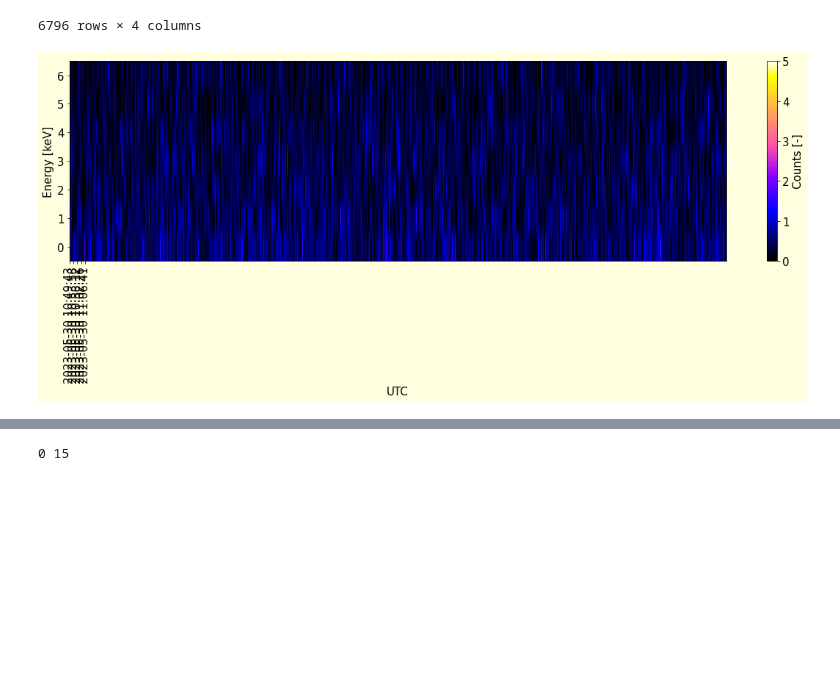
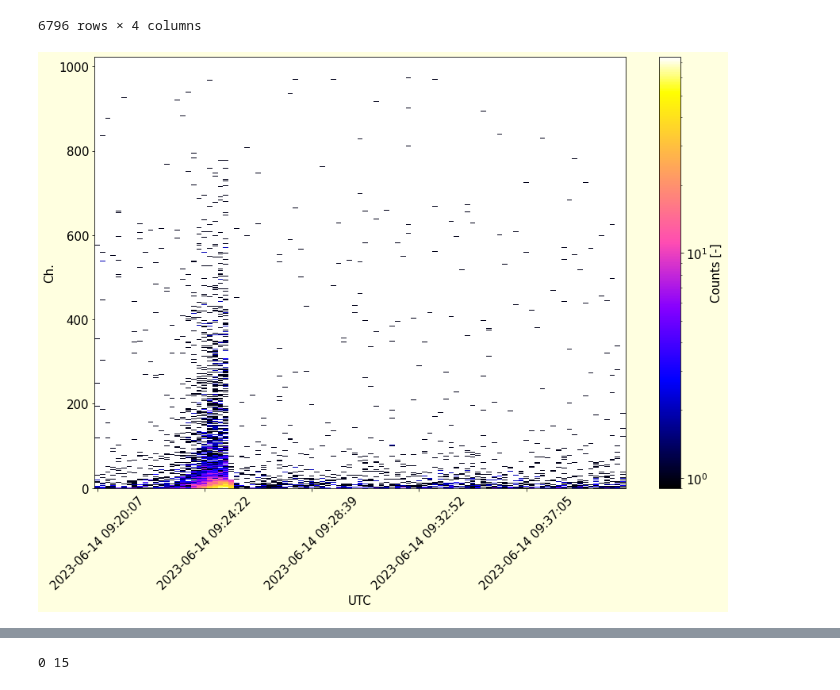
Before and after one commit to UniversalScientificTechnologies/GEODOS02, a Jupyter notebook: notebooks/GEODOS-LS.ipynb, the cells around one changed output, grey strips where cells are left out. Cells and saved outputs as stored; diff of their text form; code cells hidden in the pictures; blank space fills up the shorter version.

```diff
--- a/notebooks/GEODOS-LS.ipynb
+++ b/notebooks/GEODOS-LS.ipynb
@@ -20,6 +20,9 @@ Populating the interactive namespace from numpy and matplotlib
 # %%
 dto = '/storage/stations/LS/GEODOS/2023/03/27/'
 dto = '/storage/stations/LS/GEODOS/2023/05/30/'
+dto = '/storage/stations/LS/GEODOS/2023/06/02/'
+dto = '/storage/stations/LS/GEODOS/2023/06/08/'
+dto = '/storage/stations/LS/GEODOS/2023/06/14/'
 
 
 df = pd.DataFrame()
@@ -105,7 +108,7 @@ combined_indices = np.repeat(row_indices, len(column_indices)//hits.shape[0]) *
 histogram_values = np.bincount(combined_indices, minlength=hits.shape[0] * MAX_CH)#hits.shape[0] * channels_columns.shape[1])
 histogram_values = histogram_values.reshape(hits.shape[0], MAX_CH)
 
-histogram.iloc[:,(LAST_CH-FIRST_CH):(LAST_CH-FIRST_CH)+MAX_CH-(LAST_CH-START_HIST)] = histogram_values[:,(LAST_CH-START_HIST):]
+histogram.iloc[:-1,(LAST_CH-FIRST_CH):(LAST_CH-FIRST_CH)+MAX_CH-(LAST_CH-START_HIST)] = histogram_values[:,(LAST_CH-START_HIST):]
 
 histogram['temperature'] = hist['temperature'].apply(pd.to_numeric)
 histogram['pressure'] = hist['pressure'].apply(pd.to_numeric)
@@ -221,14 +164,23 @@ plt.grid(color='grey')
 # %%
 FROM = '2023-05-30 14:00'
 TO = '2023-05-30 16:00'
+FROM = '2023-06-08 9:30:00'
+TO = '2023-06-08 13:00:00'
+FROM = '2023-06-14 9:22:00'
+TO = '2023-06-14 9:26:00'
 #FROM = '2023-05-30 9:00'
 #TO = '2023-05-30 11:00'
-histogram['flux'] = histogram.loc[:,0:100].sum(axis=1)
+histogram['flux'] = histogram.loc[:,0:1000].sum(axis=1)
 #histogram['flux'] = histogram.loc[:,24:26].sum(axis=1)
 histogram['roll'] = histogram['flux'].rolling(20).mean()
-plt.figure(figsize=(20,5))
+plt.figure(figsize=(20,5), facecolor='lightyellow')
 plt.tight_layout()
 matplotlib.rcParams.update({'font.size': 15})
-histogram.loc[FROM:TO,'flux'].plot()
+histogram.loc[FROM:TO,'flux'].plot(marker='o', label='GEODOS')
 histogram.loc[FROM:TO,'roll'].plot()
+
+#plt.ylim(20,100)
+plt.legend()
+plt.ylabel('Counts')
+plt.xlabel('Time')
 # %% [output]
@@ -307,31 +264,35 @@ histogram.loc[:,23:26]
 # %%
 yy = histogram.copy()
 #yy.set_index('UTC', inplace = True, drop=False)
+yy.sort_index(inplace=True)
 
 FROM = '2023-05-30 10:00'
 TO = '2023-05-30 22:00'
+FROM = '2023-06-14 9:20'
+TO = '2023-06-14 9:40'
 
 yy = yy.loc[FROM:TO]
-plt.figure(figsize=(20,5), facecolor='lightyellow')
+plt.figure(figsize=(15,10), facecolor='lightyellow')
 
 #orig_map=plt.cm.get_cmap('gnuplot2')
 #reversed_map = orig_map.reversed()
 
-plt.imshow( yy.iloc[:,11:18].T, aspect='auto', origin='lower', cmap = 'gnuplot2')#, norm=colors.LogNorm()) # , cmap = 'autumn')
-plt.ylabel('Energy [keV]')
+#plt.imshow( yy.iloc[:,0:1023].T, aspect='auto', origin='lower', cmap = 'gnuplot2', norm=LogNorm(vmin=0.1), interpolation='none')#norm=colors.LogNorm()) # , cmap = 'autumn')
+plt.imshow( yy.iloc[:,0:1023].T, aspect='auto', origin='lower', cmap = 'gnuplot2', norm=LogNorm(vmin=0.9), interpolation='none')#norm=colors.LogNorm()) # , cmap = 'autumn')
+plt.ylabel('Ch.')
 plt.xlabel('UTC')
 plt.colorbar(label='Counts [-]')
 x1 = [0,20,40,60,80]
-squad = [str(yy.iloc[0].time.round(freq='S')),str(yy.iloc[20].time.round(freq='S')),str(yy.iloc[40].time.round(freq='S')),str(yy.iloc[60].time.round(freq='S')),str(yy.iloc[80].time.round(freq='S'))]
-plt.xticks(x1, squad, rotation=90)
+squad = [str(yy.iloc[x1[0]].time.round(freq='S')),str(yy.iloc[x1[1]].time.round(freq='S')),str(yy.iloc[x1[2]].time.round(freq='S')),str(yy.iloc[x1[3]].time.round(freq='S')),str(yy.iloc[x1[4]].time.round(freq='S'))]
+plt.xticks(x1, squad, rotation=45)
 
 '''
 y1 = list(range(0,7))
 y2 = ['']*7
 for i in range(len(y1)):
     y2[i] = str(round(113.2*y1[i]+473.46))
 plt.yticks(y1, y2, rotation=0)
 '''
 None
 # %% [output]
-[figure, old version]
+[figure, new version]
```
Also changed, not shown: parts of 41 cells of this notebook, 1 other file.
